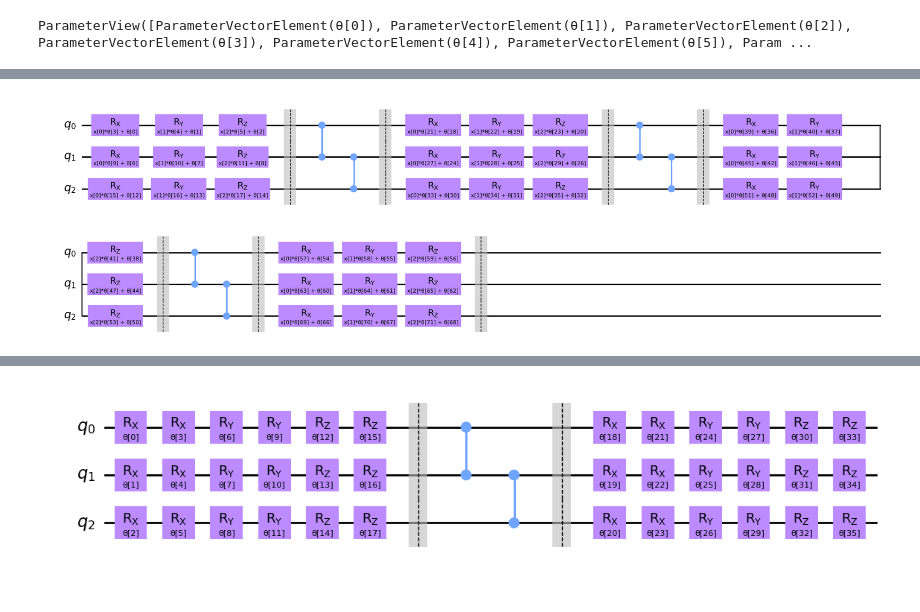
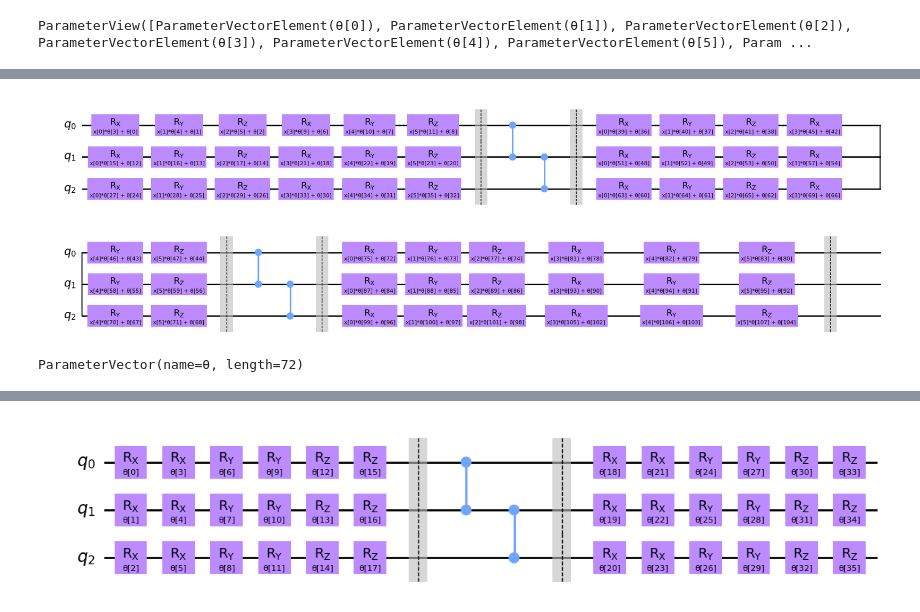
Before and after one commit to ericardomuten/-qamp-spring-23-, a Jupyter notebook: Development Notebook.ipynb, the cells around one changed output, grey strips where cells are left out. Drawn from its saved outputs; the diff is of its cells as text; code cells hidden in the pictures.

```diff
--- a/Development Notebook.ipynb
+++ b/Development Notebook.ipynb
@@ -382,5 +376,9 @@ plt.show()
 # %%
-DRC = DataReuploading(num_qubits=3, num_features=2, num_layers=4)
+DRC = DataReuploading(num_qubits=3, num_features=4, num_layers=3)
 DRC.circuit.draw('mpl')
 # %% [output]
-[figure, old version]
+[figure, new version]
+# %%
+DRC.parameters
+# %% [output]
+ParameterVector(name=θ, length=72)
```
Also changed, not shown: parts of 28 cells of this notebook, 1 other file.
